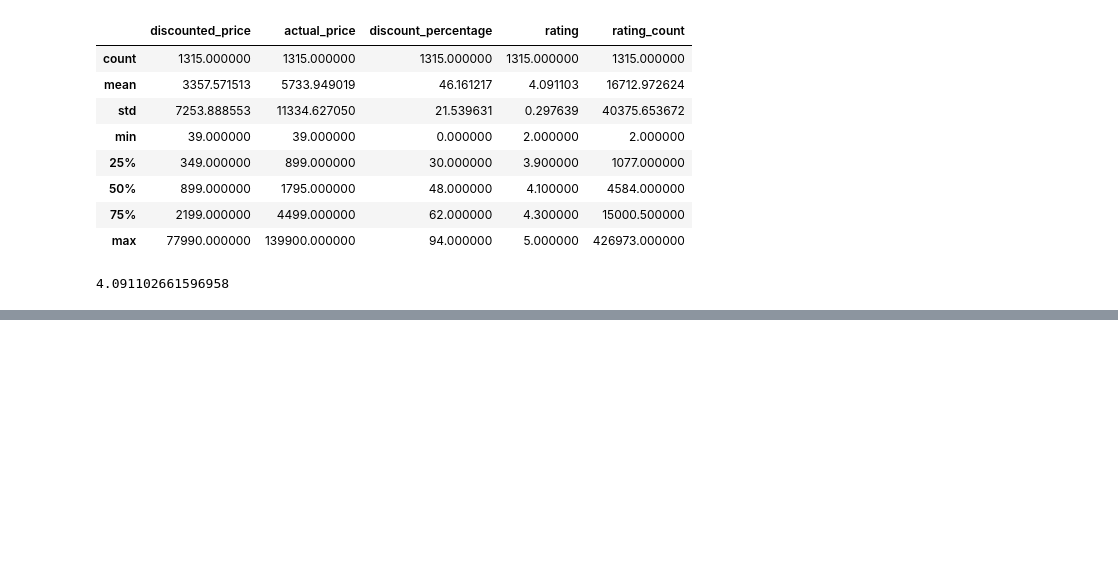
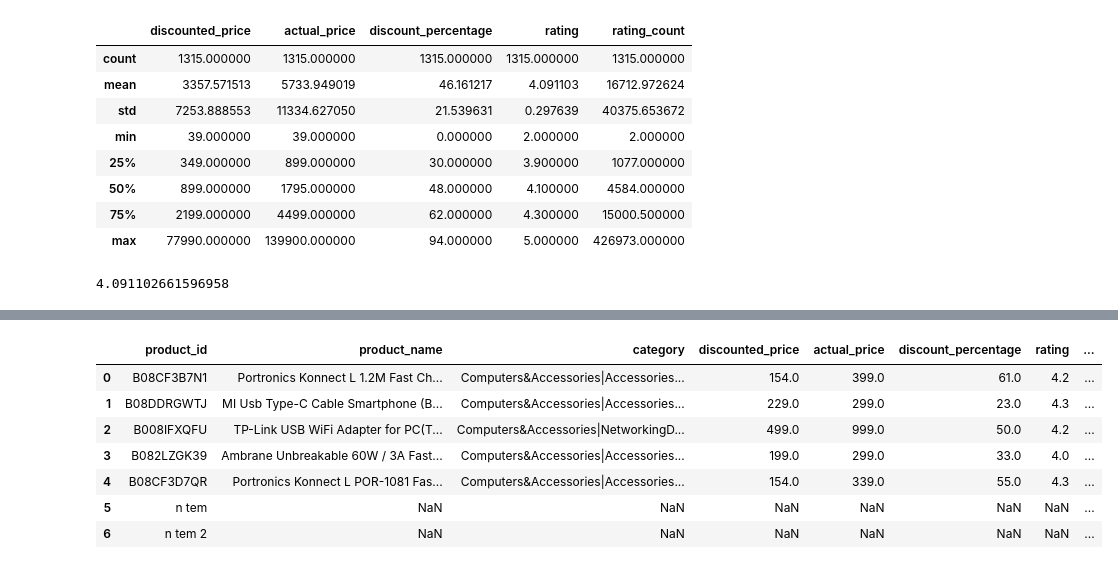
Before and after one commit to pnferreira/koru-analise-dados, a Jupyter notebook: aula4.ipynb, the cells around one changed output, grey strips where cells are left out. Saved outputs shown, nothing was run; the diff lists cells and outputs as text; code cells hidden in the pictures; blank space fills up the shorter version.

```diff
--- a/aula4.ipynb
+++ b/aula4.ipynb
@@ -219,0 +277,11 @@ df['rating'].mean()
+# %%
+ratings_df = df.head()
+
+sales_data = {
+    'product_id': ['B08CF3B7N1', 'B08DDRGWTJ', 'n tem', 'n tem 2'],
+    'year_posted': [2022, 2023, 2022, 2024],
+    'quantity_sold':[450, 250, 350, 200]
+}
+
+sales_df = pd.DataFrame(sales_data)
+sales_df.head()
@@ -219,0 +323,13 @@ df['rating'].mean()
+# %%
+# outer join
+outer_join = pd.merge(ratings_df, sales_df, on='product_id', how='outer')
+outer_join
+# %% [output]
+|  | product_id | product_name | category | discounted_price | actual_price | discount_percentage | rating | ... |
+| 0 | B08CF3B7N1 | Portronics Konnect L 1.2M Fast Ch... | Computers&Accessories|Accessories... | 154.0 | 399.0 | 61.0 | 4.2 | ... |
+| 1 | B08DDRGWTJ | MI Usb Type-C Cable Smartphone (B... | Computers&Accessories|Accessories... | 229.0 | 299.0 | 23.0 | 4.3 | ... |
+| 2 | B008IFXQFU | TP-Link USB WiFi Adapter for PC(T... | Computers&Accessories|NetworkingD... | 499.0 | 999.0 | 50.0 | 4.2 | ... |
+| 3 | B082LZGK39 | Ambrane Unbreakable 60W / 3A Fast... | Computers&Accessories|Accessories... | 199.0 | 299.0 | 33.0 | 4.0 | ... |
+| 4 | B08CF3D7QR | Portronics Konnect L POR-1081 Fas... | Computers&Accessories|Accessories... | 154.0 | 339.0 | 55.0 | 4.3 | ... |
+| 5 | n tem | NaN | NaN | NaN | NaN | NaN | NaN | ... |
+| 6 | n tem 2 | NaN | NaN | NaN | NaN | NaN | NaN | ... |
```
Also changed, not shown: parts of 15 cells of this notebook.
